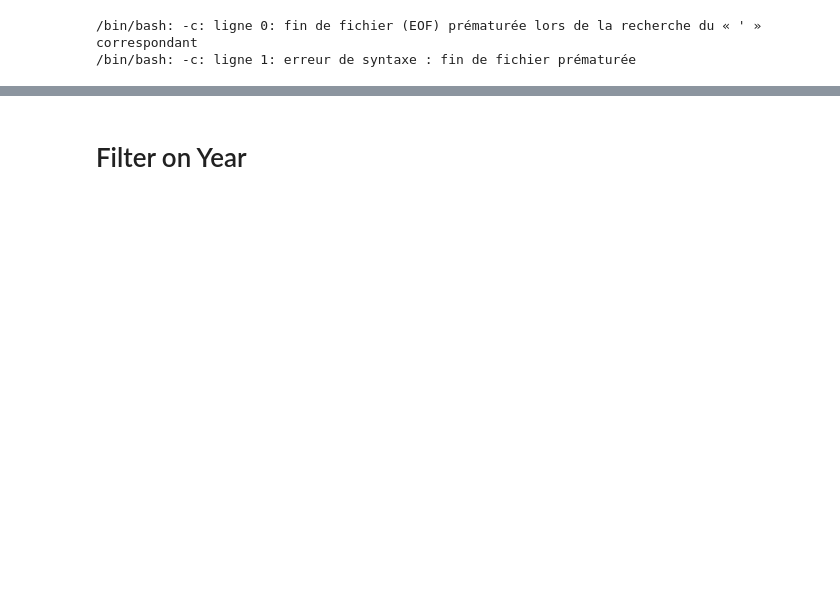
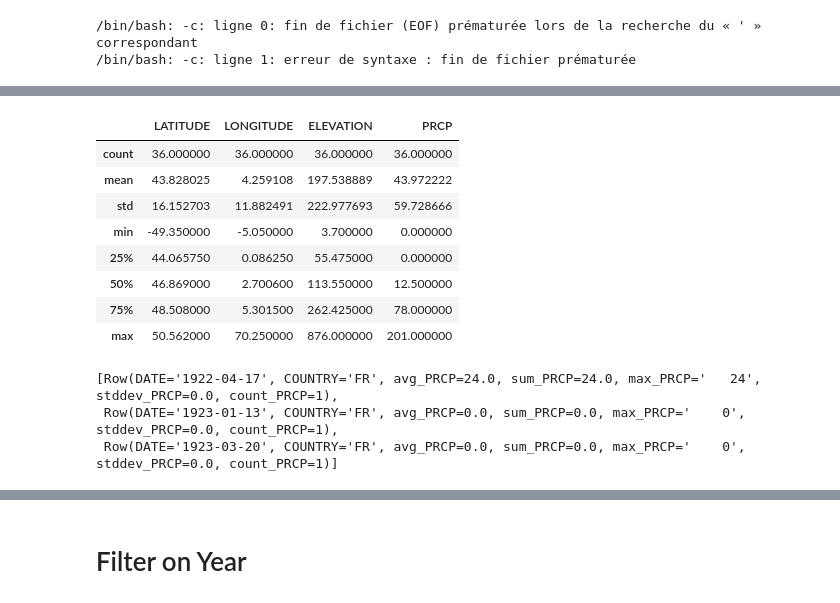
Before and after one commit to dataforgoodfr/batch8_worldbank, a Jupyter notebook: model_innondations/notebook/noaa.ipynb, the cells around one changed output, grey strips where cells are left out. Drawn from its saved outputs; the diff is of its cells as text; code cells hidden in the pictures; blank space fills up the shorter version.

```diff
--- a/model_innondations/notebook/noaa.ipynb
+++ b/model_innondations/notebook/noaa.ipynb
@@ -183,0 +283,4 @@ HCN/CRN FLAG = flag that indicates whether the station is part of the U.S. Histo
+# %%
+import pandas as pd
+df_out = pd.read_csv('/media/data-nvme/dev/datasets/WorldBank/france-rain.csv')
+df_out.head(3)
@@ -183,0 +292,13 @@ HCN/CRN FLAG = flag that indicates whether the station is part of the U.S. Histo
+# %%
+df_test = df_out.query('DATE == "2016-04-01"')
+df_test.describe()
+# %% [output]
+|  | LATITUDE | LONGITUDE | ELEVATION | PRCP |
+| count | 36.000000 | 36.000000 | 36.000000 | 36.000000 |
+| mean | 43.828025 | 4.259108 | 197.538889 | 43.972222 |
+| std | 16.152703 | 11.882491 | 222.977693 | 59.728666 |
+| min | -49.350000 | -5.050000 | 3.700000 | 0.000000 |
+| 25% | 44.065750 | 0.086250 | 55.475000 | 0.000000 |
+| 50% | 46.869000 | 2.700600 | 113.550000 | 12.500000 |
+| 75% | 48.508000 | 5.301500 | 262.425000 | 78.000000 |
+| max | 50.562000 | 70.250000 | 876.000000 | 201.000000 |
@@ -183,0 +309,6 @@ HCN/CRN FLAG = flag that indicates whether the station is part of the U.S. Histo
+# %%
+sqlDF.head(3)
+# %% [output]
+[Row(DATE='1922-04-17', COUNTRY='FR', avg_PRCP=24.0, sum_PRCP=24.0, max_PRCP='   24', stddev_PRCP=0.0, count_PRCP=1),
+ Row(DATE='1923-01-13', COUNTRY='FR', avg_PRCP=0.0, sum_PRCP=0.0, max_PRCP='    0', stddev_PRCP=0.0, count_PRCP=1),
+ Row(DATE='1923-03-20', COUNTRY='FR', avg_PRCP=0.0, sum_PRCP=0.0, max_PRCP='    0', stddev_PRCP=0.0, count_PRCP=1)]
```
Also changed, not shown: parts of 27 cells of this notebook.
